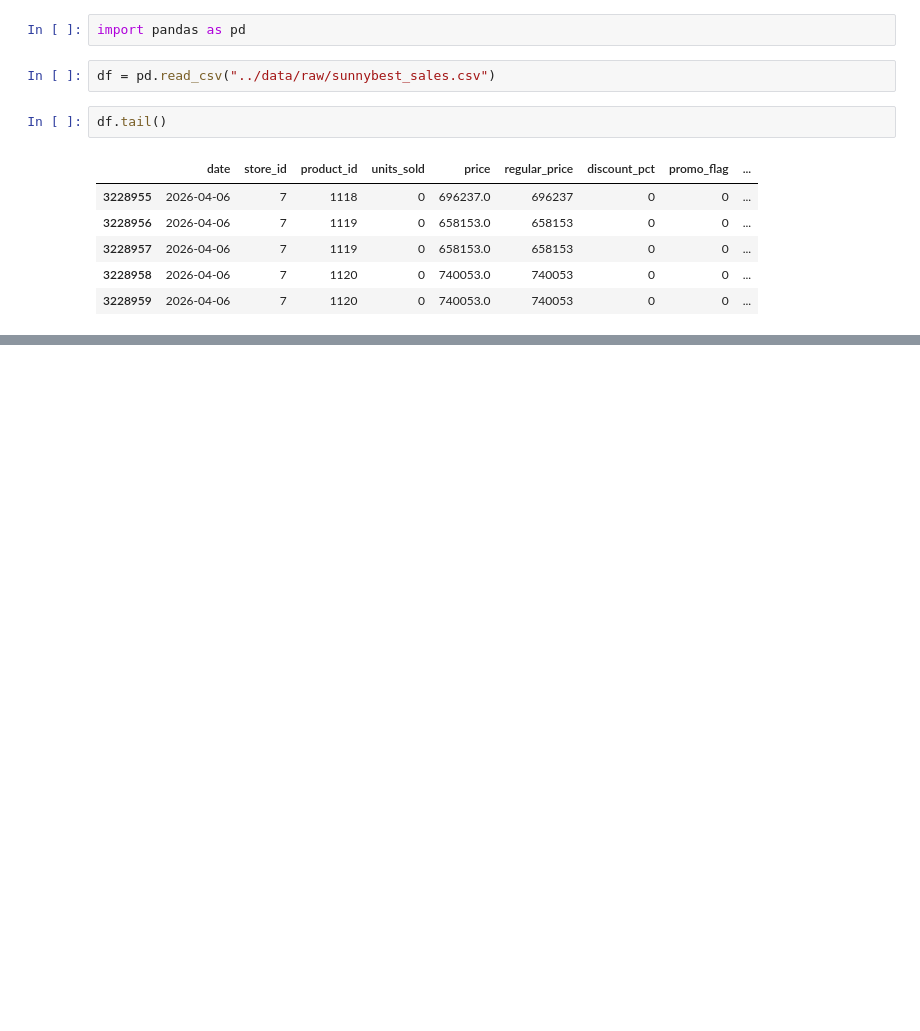
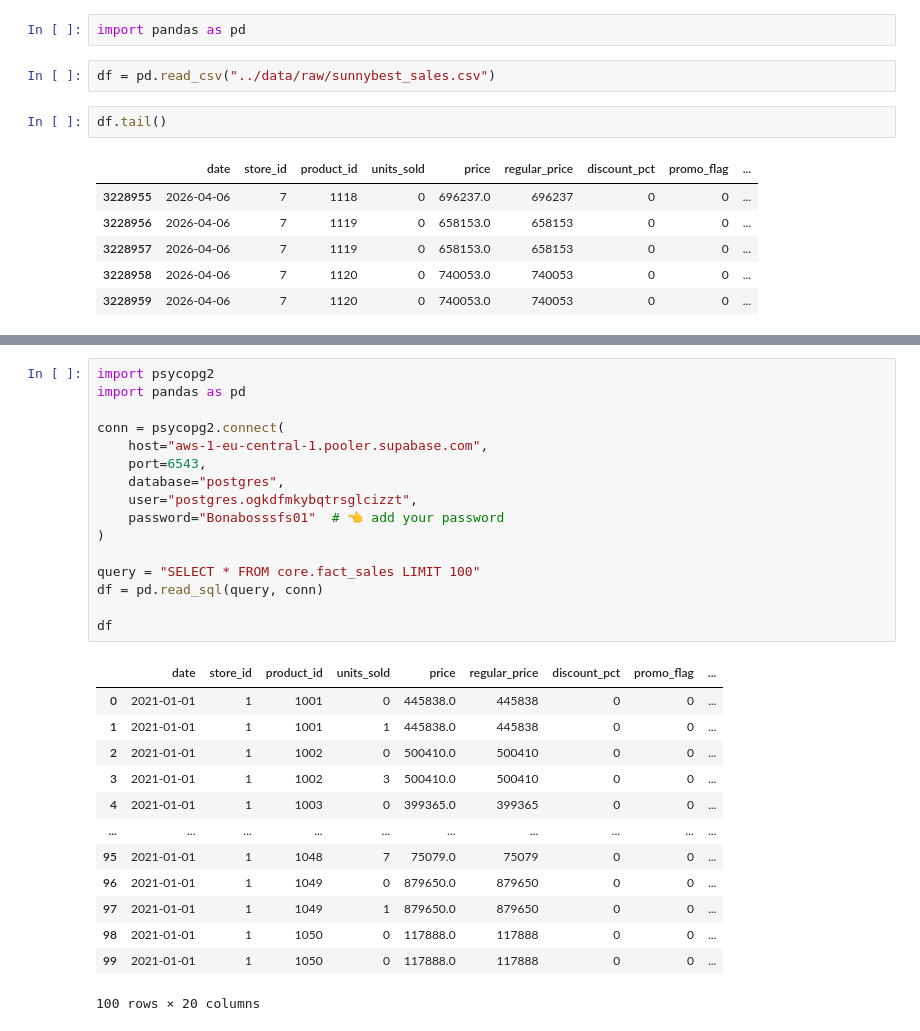
Before and after one commit to SunnyX-AI/ai-powered-sales-forecasting, a Jupyter notebook: notebooks/00_experiments.ipynb, the cells around one changed output, grey strips where cells are left out. Cells and saved outputs as stored; diff of their text form; blank space fills up the shorter version.

Commit message:
Added code to always connect to Supabase

```diff
--- a/notebooks/00_experiments.ipynb
+++ b/notebooks/00_experiments.ipynb
@@ -2334,0 +2354,30 @@ df.tail()
+# %%
+import psycopg2
+import pandas as pd
+
+conn = psycopg2.connect(
+    host="aws-1-eu-central-1.pooler.supabase.com",
+    port=6543,
+    database="postgres",
+    user="postgres.ogkdfmkybqtrsglcizzt",
+    password="Bonabosssfs01"  # 👈 add your password
+)
+
+query = "SELECT * FROM core.fact_sales LIMIT 100"
+df = pd.read_sql(query, conn)
+
+df
+# %% [output]
+|  | date | store_id | product_id | units_sold | price | regular_price | discount_pct | promo_flag | ... |
+| 0 | 2021-01-01 | 1 | 1001 | 0 | 445838.0 | 445838 | 0 | 0 | ... |
+| 1 | 2021-01-01 | 1 | 1001 | 1 | 445838.0 | 445838 | 0 | 0 | ... |
+| 2 | 2021-01-01 | 1 | 1002 | 0 | 500410.0 | 500410 | 0 | 0 | ... |
+| 3 | 2021-01-01 | 1 | 1002 | 3 | 500410.0 | 500410 | 0 | 0 | ... |
+| 4 | 2021-01-01 | 1 | 1003 | 0 | 399365.0 | 399365 | 0 | 0 | ... |
+| ... | ... | ... | ... | ... | ... | ... | ... | ... | ... |
+| 95 | 2021-01-01 | 1 | 1048 | 7 | 75079.0 | 75079 | 0 | 0 | ... |
+| 96 | 2021-01-01 | 1 | 1049 | 0 | 879650.0 | 879650 | 0 | 0 | ... |
+| 97 | 2021-01-01 | 1 | 1049 | 1 | 879650.0 | 879650 | 0 | 0 | ... |
+| 98 | 2021-01-01 | 1 | 1050 | 0 | 117888.0 | 117888 | 0 | 0 | ... |
+| 99 | 2021-01-01 | 1 | 1050 | 0 | 117888.0 | 117888 | 0 | 0 | ... |
+100 rows × 20 columns
```
Also changed, not shown: parts of 8 cells of this notebook, 1 other file.
